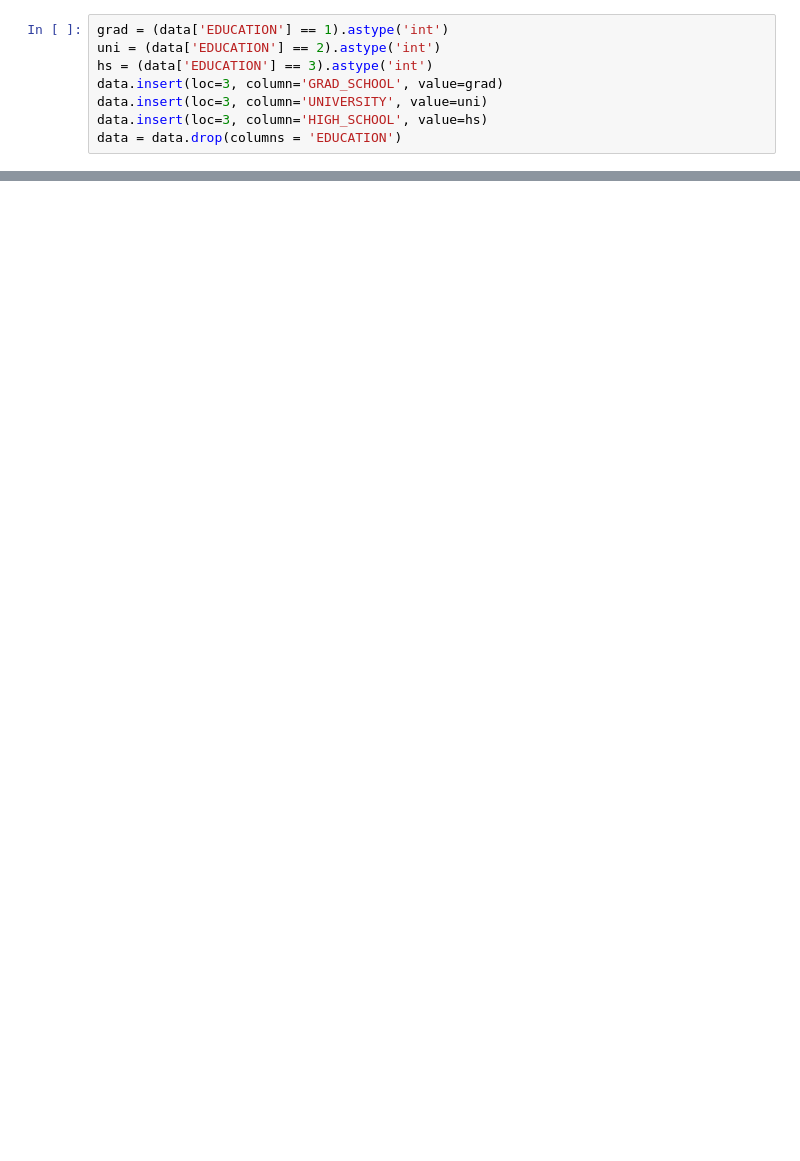
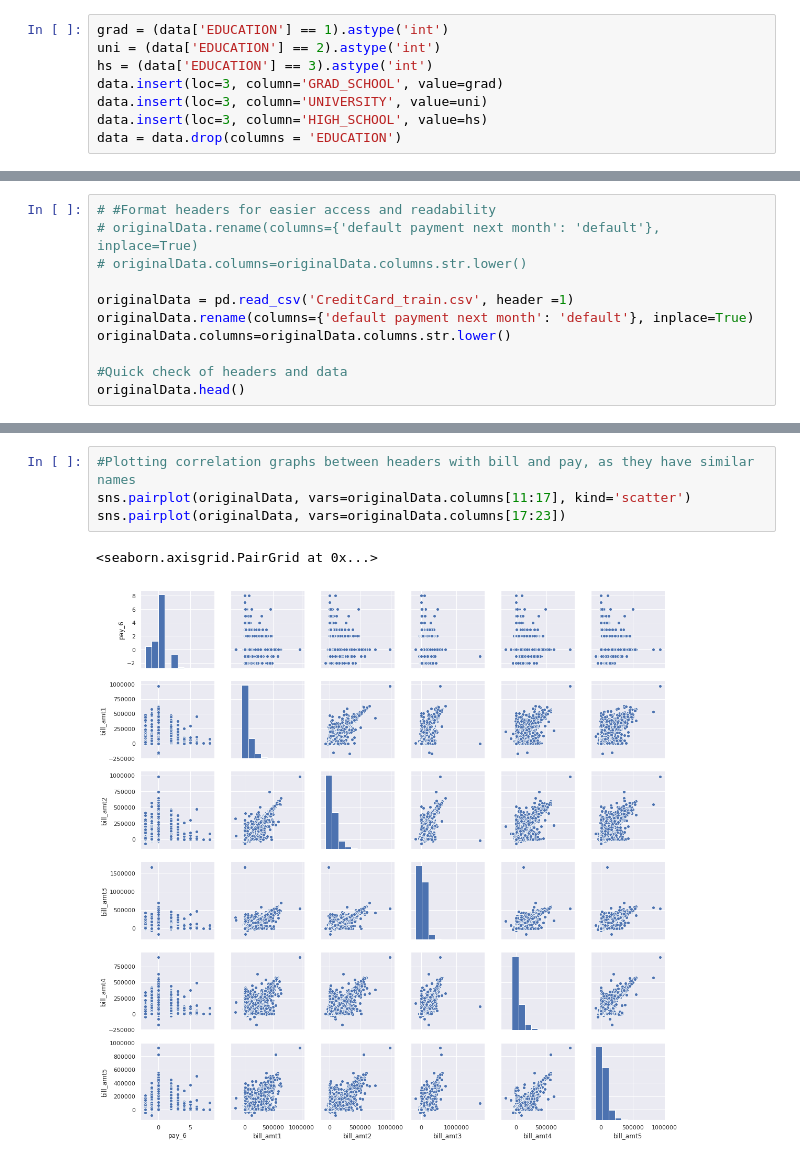
Before and after one commit to AbhinathK/CreditCardML, a Jupyter notebook: CreditCardData.ipynb, the cells around one changed output, grey strips where cells are left out. Saved outputs shown, nothing was run; the diff lists cells and outputs as text; blank space fills up the shorter version.

```diff
--- a/CreditCardData.ipynb
+++ b/CreditCardData.ipynb
@@ -528,0 +560,11 @@ data = data.drop(columns = 'EDUCATION')
+# %%
+# #Format headers for easier access and readability
+# originalData.rename(columns={'default payment next month': 'default'}, inplace=True)
+# originalData.columns=originalData.columns.str.lower()
+
+originalData = pd.read_csv('CreditCard_train.csv', header =1)
+originalData.rename(columns={'default payment next month': 'default'}, inplace=True)
+originalData.columns=originalData.columns.str.lower()
+
+#Quick check of headers and data
+originalData.head()
@@ -528,0 +602,7 @@ data = data.drop(columns = 'EDUCATION')
+# %%
+#Plotting correlation graphs between headers with bill and pay, as they have similar names
+sns.pairplot(originalData, vars=originalData.columns[11:17], kind='scatter')
+sns.pairplot(originalData, vars=originalData.columns[17:23])
+# %% [output]
+<seaborn.axisgrid.PairGrid at 0x...>
+[figure, added]
```
Also changed, not shown: parts of 56 cells of this notebook.
